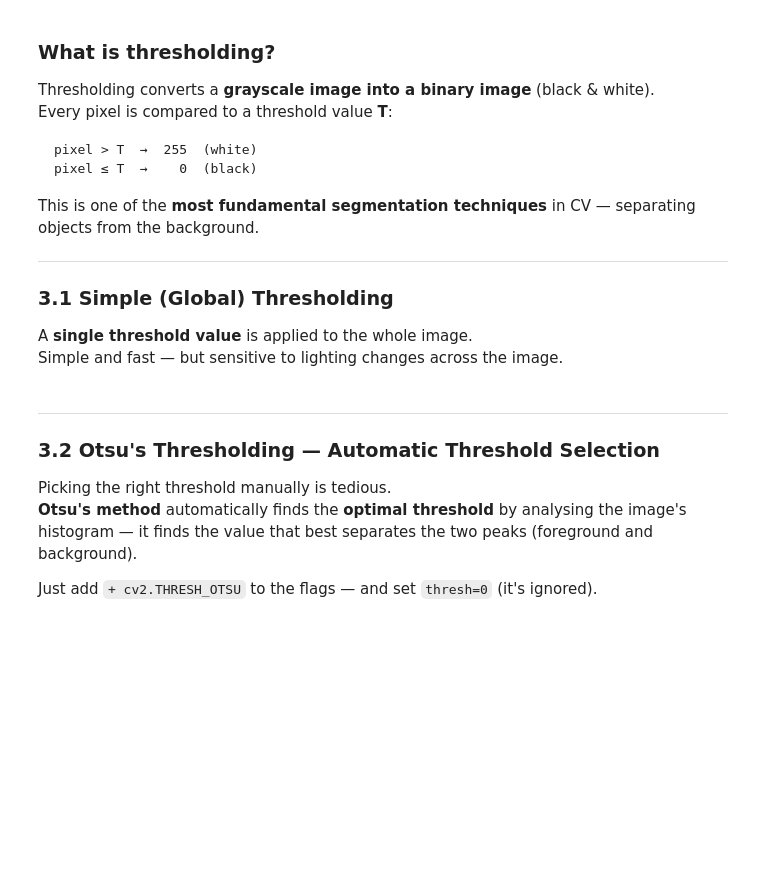
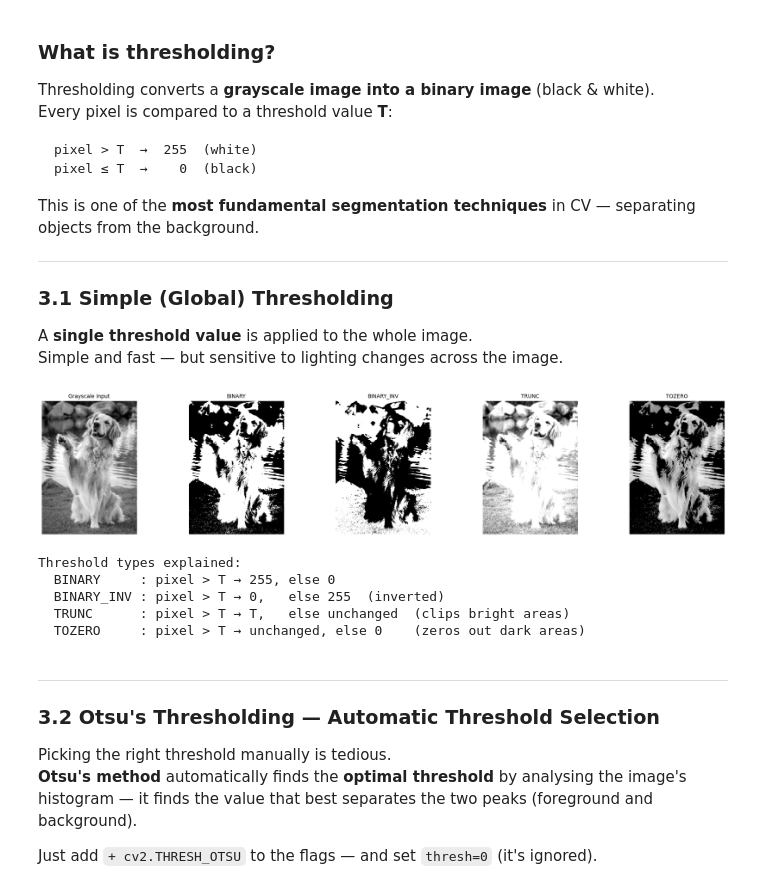
Before and after one commit to ShahZebYousafzai/AI-CV-Lecture, a Jupyter notebook: Session 4/Session_04_OpenCV_Basics_2.ipynb, the cells around one changed output. Drawn from its saved outputs; the diff is of its cells as text; code cells hidden in the pictures; blank space fills up the shorter version.

```diff
--- a/Session 4/Session_04_OpenCV_Basics_2.ipynb
+++ b/Session 4/Session_04_OpenCV_Basics_2.ipynb
@@ -270,30 +307,39 @@ This is one of the **most fundamental segmentation techniques** in CV — separa
 
 A **single threshold value** is applied to the whole image.
 Simple and fast — but sensitive to lighting changes across the image.
+# %%
+img = cv2.imread("dog.jpg")
 # %%
 # ── Grayscale of the shapes image ─────────────────────────────────────────────
-shapes_gray = cv2.cvtColor(shapes_img, cv2.COLOR_BGR2GRAY)
+shapes_gray = cv2.cvtColor(img, cv2.COLOR_BGR2GRAY)
 
 # ── Simple thresholding ───────────────────────────────────────────────────────
 # cv2.threshold returns (threshold_used, thresholded_image)
 # Syntax: cv2.threshold(src, thresh, maxval, type)
 
 _, thresh_binary     = cv2.threshold(shapes_gray, 127, 255, cv2.THRESH_BINARY)
 _, thresh_binary_inv = cv2.threshold(shapes_gray, 127, 255, cv2.THRESH_BINARY_INV)
 _, thresh_trunc      = cv2.threshold(shapes_gray, 127, 255, cv2.THRESH_TRUNC)
 _, thresh_tozero     = cv2.threshold(shapes_gray, 127, 255, cv2.THRESH_TOZERO)
 
 show_multiple(
     [shapes_gray, thresh_binary, thresh_binary_inv, thresh_trunc, thresh_tozero],
     ["Grayscale Input", "BINARY", "BINARY_INV", "TRUNC", "TOZERO"],
     cols=5, figsize=(20, 4)
 )
 
 print("Threshold types explained:")
 print("  BINARY     : pixel > T → 255, else 0")
 print("  BINARY_INV : pixel > T → 0,   else 255  (inverted)")
 print("  TRUNC      : pixel > T → T,   else unchanged  (clips bright areas)")
 print("  TOZERO     : pixel > T → unchanged, else 0    (zeros out dark areas)")
+# %% [output]
+[figure, added]
+Threshold types explained:
+  BINARY     : pixel > T → 255, else 0
+  BINARY_INV : pixel > T → 0,   else 255  (inverted)
+  TRUNC      : pixel > T → T,   else unchanged  (clips bright areas)
+  TOZERO     : pixel > T → unchanged, else 0    (zeros out dark areas)
 # %% [markdown]
 ---
 
```
Also changed, not shown: parts of 17 cells of this notebook, 9 other files.
